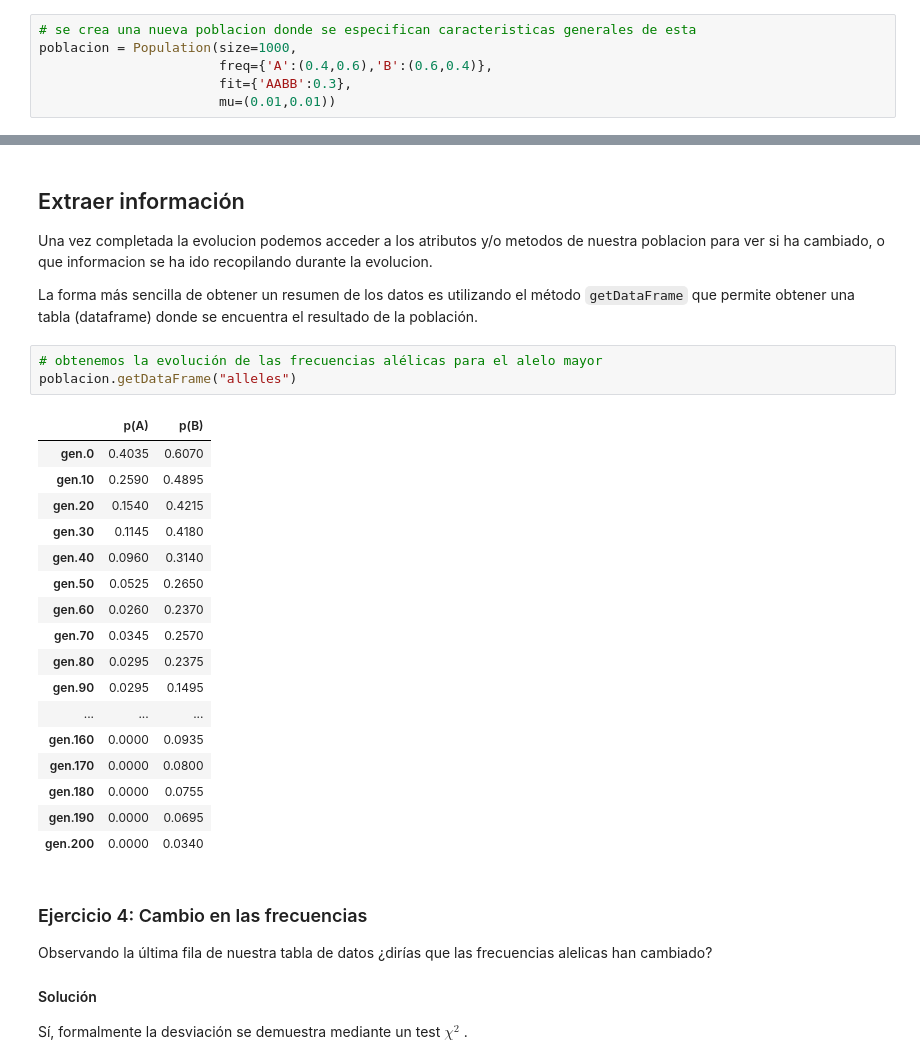
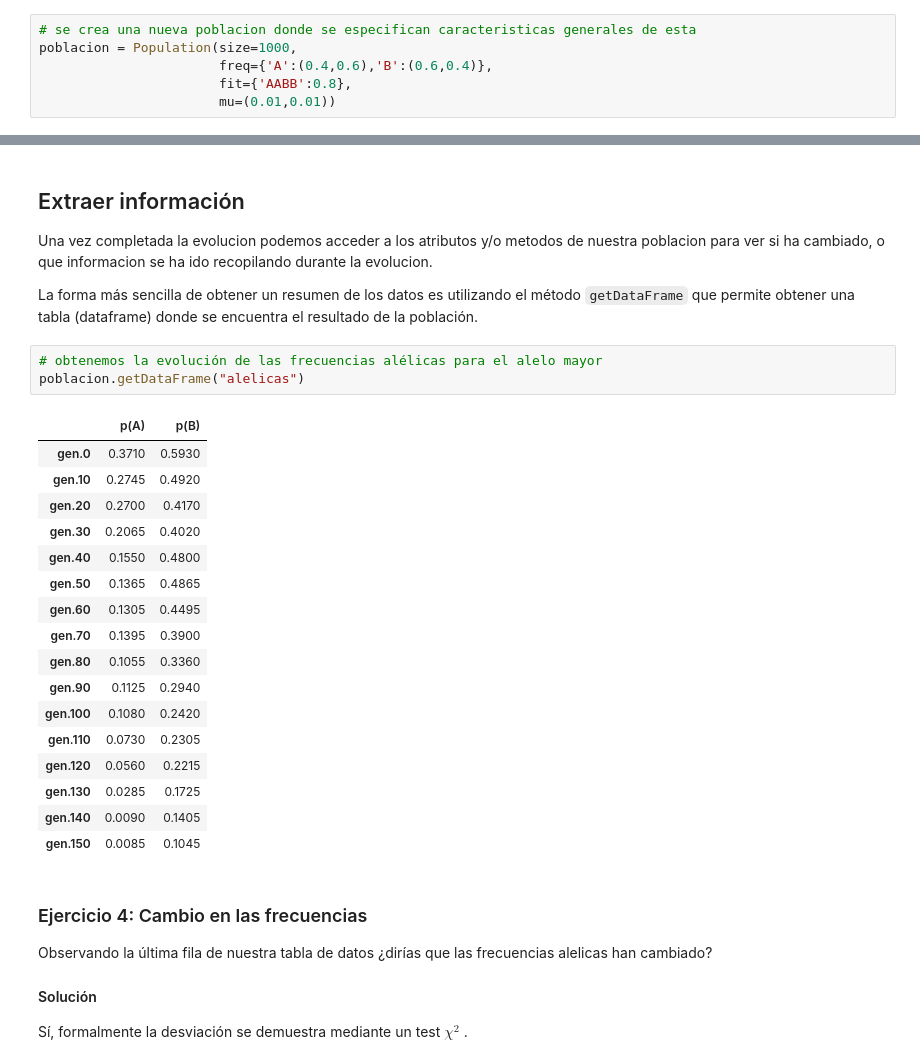
Before and after one commit to R-mario/populy, a Jupyter notebook: Guía de uso.ipynb, the cells around one changed output, grey strips where cells are left out. Cells and saved outputs as stored; diff of their text form.

```diff
--- a/Guía de uso.ipynb
+++ b/Guía de uso.ipynb
@@ -47,7 +47,7 @@ Tenemos una nueva poblacion vacía a la cual le hemos llamado 'poblacion'. Esta
 # se crea una nueva poblacion donde se especifican caracteristicas generales de esta
 poblacion = Population(size=1000,
                        freq={'A':(0.4,0.6),'B':(0.6,0.4)},
-                       fit={'AABB':0.3},
+                       fit={'AABB':0.8},
                        mu=(0.01,0.01))
 # %% [markdown]
 ### Ejercicio 1: atributos
@@ -197,25 +196,25 @@ Una vez completada la evolucion podemos acceder a los atributos y/o metodos de n
 La forma más sencilla de obtener un resumen de los datos es utilizando el método `getDataFrame` que permite obtener una tabla (dataframe) donde se encuentra el resultado de la población.
 # %%
 # obtenemos la evolución de las frecuencias alélicas para el alelo mayor
-poblacion.getDataFrame("alleles")
+poblacion.getDataFrame("alelicas")
 # %% [output]
 |  | p(A) | p(B) |
-| gen.0 | 0.4035 | 0.6070 |
-| gen.10 | 0.2590 | 0.4895 |
-| gen.20 | 0.1540 | 0.4215 |
-| gen.30 | 0.1145 | 0.4180 |
-| gen.40 | 0.0960 | 0.3140 |
-| gen.50 | 0.0525 | 0.2650 |
-| gen.60 | 0.0260 | 0.2370 |
-| gen.70 | 0.0345 | 0.2570 |
-| gen.80 | 0.0295 | 0.2375 |
-| gen.90 | 0.0295 | 0.1495 |
-| ... | ... | ... |
-| gen.160 | 0.0000 | 0.0935 |
-| gen.170 | 0.0000 | 0.0800 |
-| gen.180 | 0.0000 | 0.0755 |
-| gen.190 | 0.0000 | 0.0695 |
-| gen.200 | 0.0000 | 0.0340 |
+| gen.0 | 0.3710 | 0.5930 |
+| gen.10 | 0.2745 | 0.4920 |
+| gen.20 | 0.2700 | 0.4170 |
+| gen.30 | 0.2065 | 0.4020 |
+| gen.40 | 0.1550 | 0.4800 |
+| gen.50 | 0.1365 | 0.4865 |
+| gen.60 | 0.1305 | 0.4495 |
+| gen.70 | 0.1395 | 0.3900 |
+| gen.80 | 0.1055 | 0.3360 |
+| gen.90 | 0.1125 | 0.2940 |
+| gen.100 | 0.1080 | 0.2420 |
+| gen.110 | 0.0730 | 0.2305 |
+| gen.120 | 0.0560 | 0.2215 |
+| gen.130 | 0.0285 | 0.1725 |
+| gen.140 | 0.0090 | 0.1405 |
+| gen.150 | 0.0085 | 0.1045 |
 # %% [markdown]
 ### Ejercicio 4: Cambio en las frecuencias
 Observando la última fila de nuestra tabla de datos ¿dirías que las frecuencias alelicas han cambiado?
```
Also changed, not shown: parts of 11 cells of this notebook.
